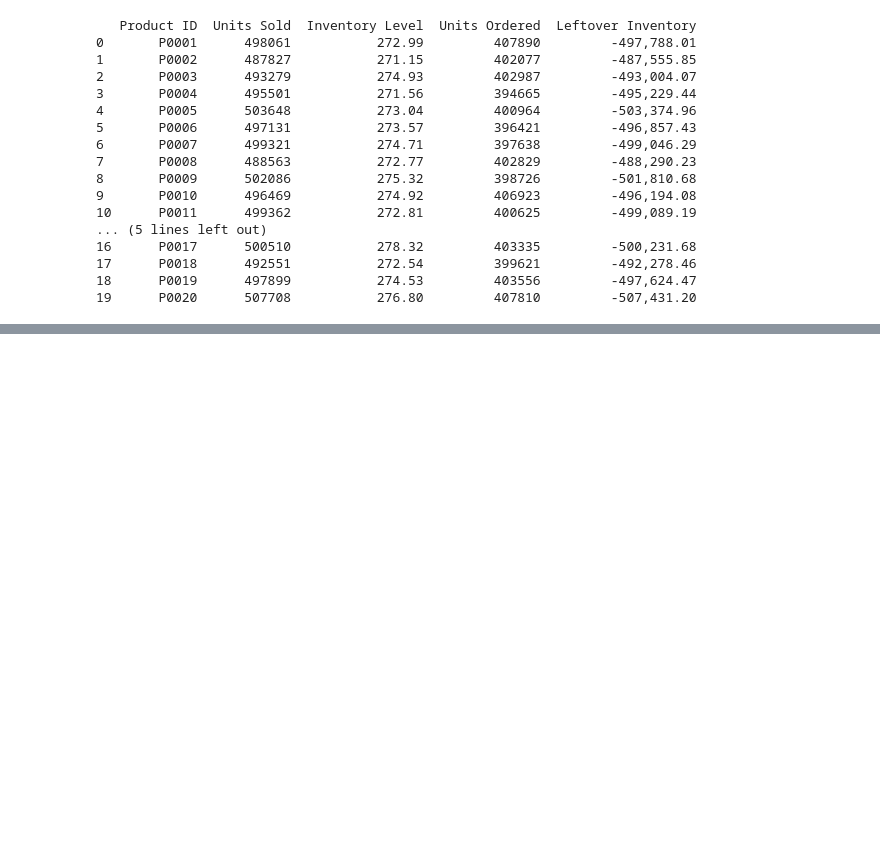
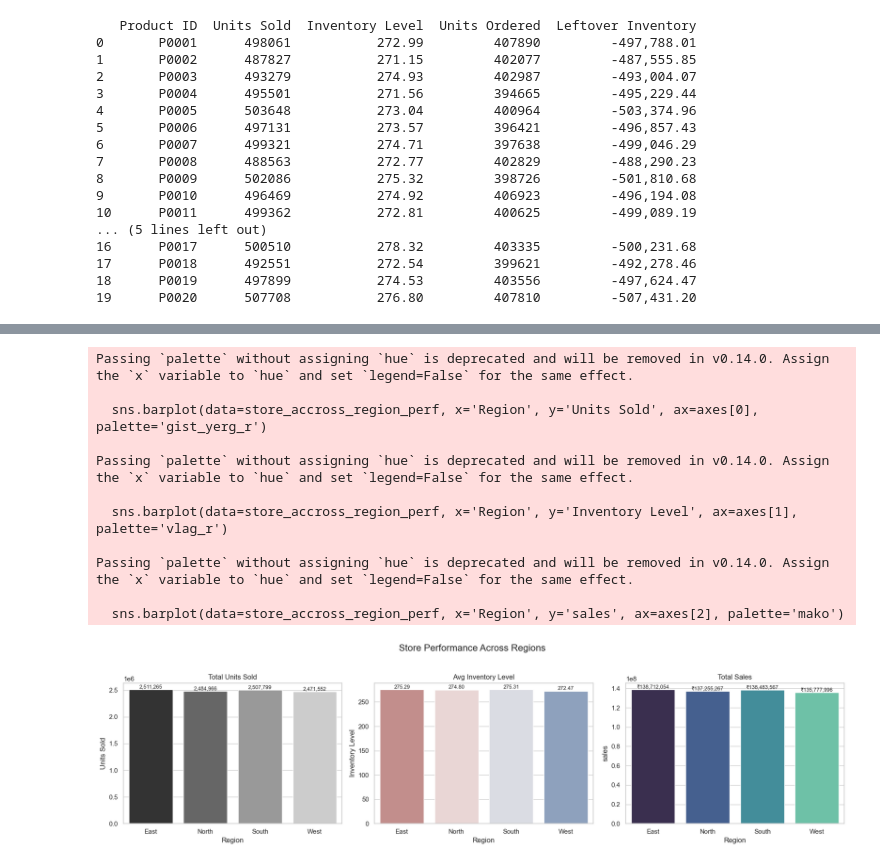
Before and after one commit to Abhijeeth7/Retail-Store-Inventory-Forecasting-Data-Analysis, a Jupyter notebook: Python_file/Retail-Store-Data-Analysis.ipynb, the cells around one changed output, grey strips where cells are left out. Saved outputs shown, nothing was run; the diff lists cells and outputs as text; code cells hidden in the pictures; blank space fills up the shorter version.

```diff
--- a/Python_file/Retail-Store-Data-Analysis.ipynb
+++ b/Python_file/Retail-Store-Data-Analysis.ipynb
@@ -1040,0 +1187,50 @@ print(leftover_inventory_df)
+# %%
+# BR9 visualization
+
+# Convert sales to numeric if needed
+store_accross_region_perf['sales'] = store_accross_region_perf['sales'].astype(float)
+
+fig, axes = plt.subplots(1, 3, figsize=(18, 5))
+fig.suptitle('Store Performance Across Regions', fontsize=16)
+
+# Units Sold
+sns.barplot(data=store_accross_region_perf, x='Region', y='Units Sold', ax=axes[0], palette='gist_yerg_r')
+axes[0].set_title('Total Units Sold')
+# Units Sold
+for bar in axes[0].patches:
+    height = bar.get_height()
+    axes[0].annotate(f'{int(height):,}', xy=(bar.get_x() + bar.get_width() / 2, height),
+                     xytext=(0, 2), textcoords='offset points', ha='center', fontsize=9)
+
+# Average Inventory Level
+sns.barplot(data=store_accross_region_perf, x='Region', y='Inventory Level', ax=axes[1], palette='vlag_r')
+axes[1].set_title('Avg Inventory Level')
+# Inventory Level
+for bar in axes[1].patches:
+    height = bar.get_height()
+    axes[1].annotate(f'{height:.2f}', xy=(bar.get_x() + bar.get_width() / 2, height),
+                     xytext=(0, 2), textcoords='offset points', ha='center', fontsize=9)
+
+# Total Sales
+sns.barplot(data=store_accross_region_perf, x='Region', y='sales', ax=axes[2], palette='mako')
+axes[2].set_title('Total Sales')
+for bar in axes[2].patches:
+    height = bar.get_height()
+    axes[2].annotate(f'₹{height:,.0f}', xy=(bar.get_x() + bar.get_width() / 2, height),
+                     xytext=(0, 2), textcoords='offset points', ha='center', fontsize=9)
+
+plt.tight_layout(rect=[0, 0, 1, 0.95])
+plt.show()
+# %% [output]
+Passing `palette` without assigning `hue` is deprecated and will be removed in v0.14.0. Assign the `x` variable to `hue` and set `legend=False` for the same effect.
+
+  sns.barplot(data=store_accross_region_perf, x='Region', y='Units Sold', ax=axes[0], palette='gist_yerg_r')
+
+Passing `palette` without assigning `hue` is deprecated and will be removed in v0.14.0. Assign the `x` variable to `hue` and set `legend=False` for the same effect.
+
+  sns.barplot(data=store_accross_region_perf, x='Region', y='Inventory Level', ax=axes[1], palette='vlag_r')
+
+Passing `palette` without assigning `hue` is deprecated and will be removed in v0.14.0. Assign the `x` variable to `hue` and set `legend=False` for the same effect.
+
+  sns.barplot(data=store_accross_region_perf, x='Region', y='sales', ax=axes[2], palette='mako')
+[figure, added]
```
Also changed, not shown: parts of 6 cells of this notebook, 1 other file.
